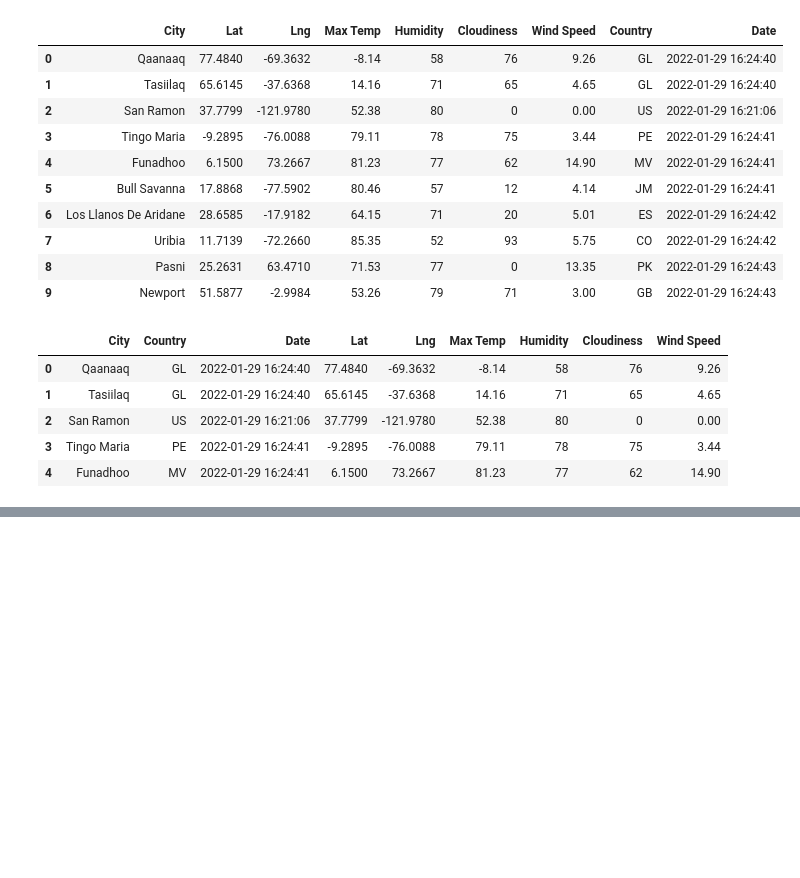
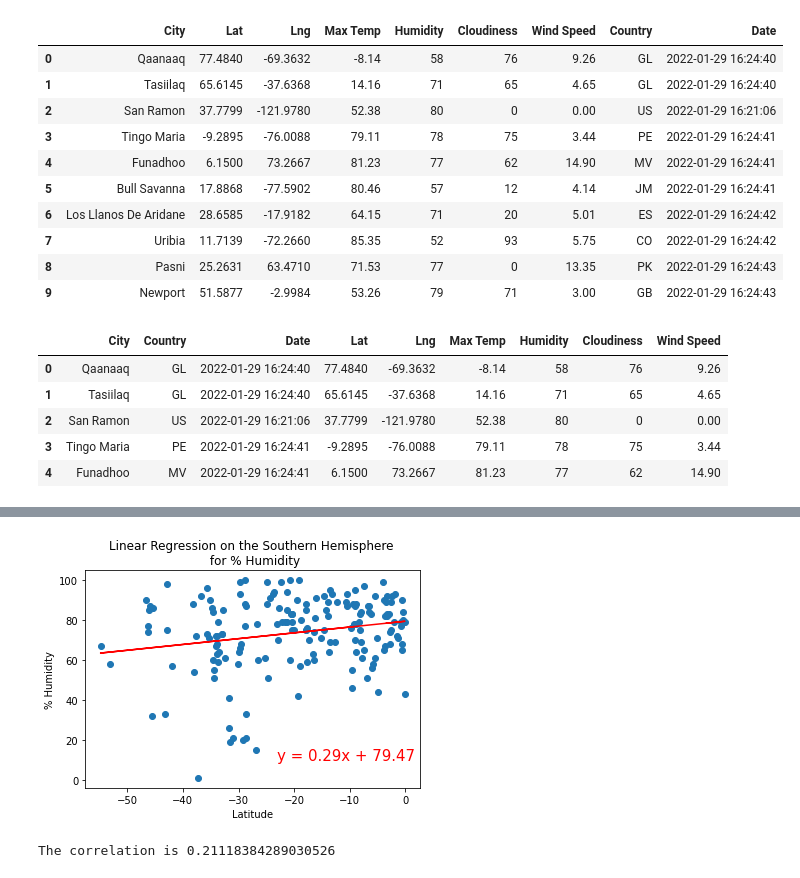
Before and after one commit to pelk85/World_Weather_Analysis, a Jupyter notebook: WeatherPy.ipynb, the cells around one changed output, grey strips where cells are left out. Cells and saved outputs as stored; diff of their text form; code cells hidden in the pictures; blank space fills up the shorter version.

```diff
--- a/WeatherPy.ipynb
+++ b/WeatherPy.ipynb
@@ -245,0 +309,11 @@ plt.show()
+# %%
+# linear regression on the S hemisphere humidity
+x_values = southern_hemi_df['Lat']
+y_values = southern_hemi_df['Humidity']
+
+# Call the function
+plot_linear_regression(x_values, y_values,
+                      'Linear Regression on the Southern Hemisphere \n for % Humidity', '% Humidity',(-23,10))
+# %% [output]
+[figure, added]
+The correlation is 0.21118384289030526
```
Also changed, not shown: parts of 21 cells of this notebook, 1 other file.
